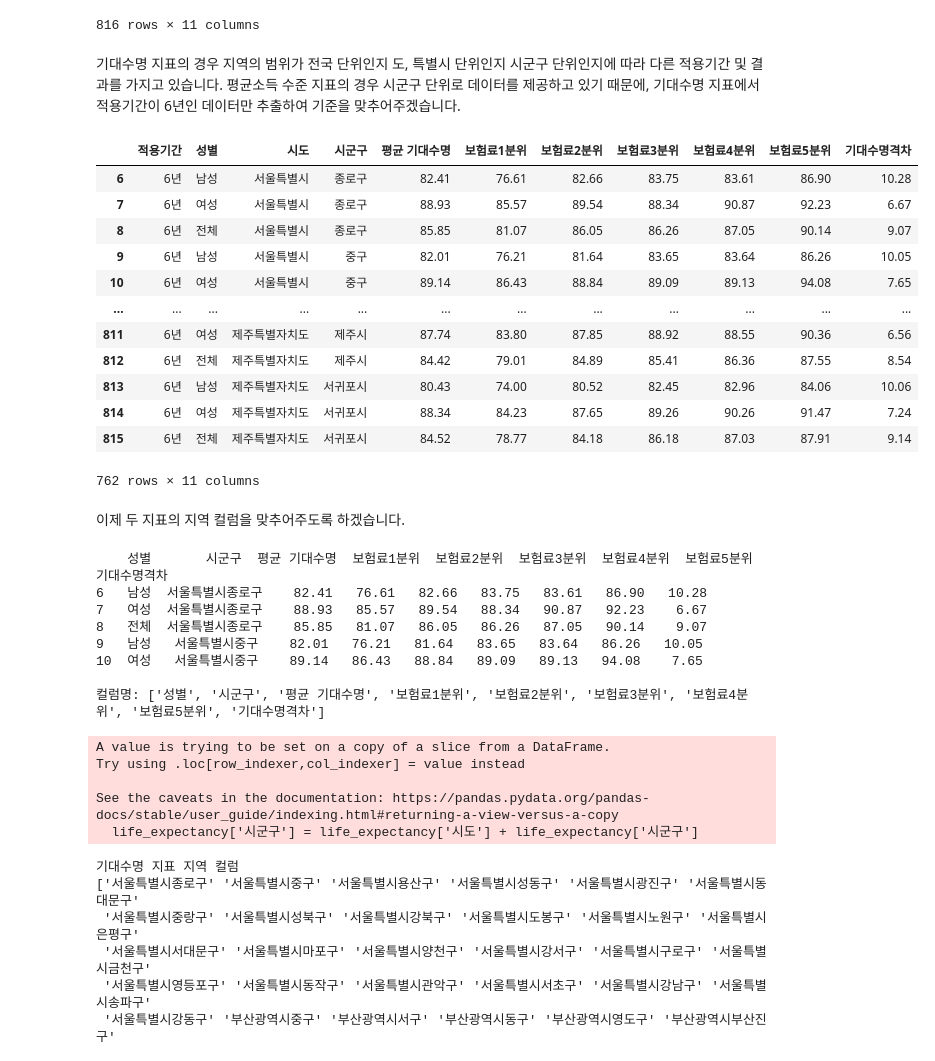
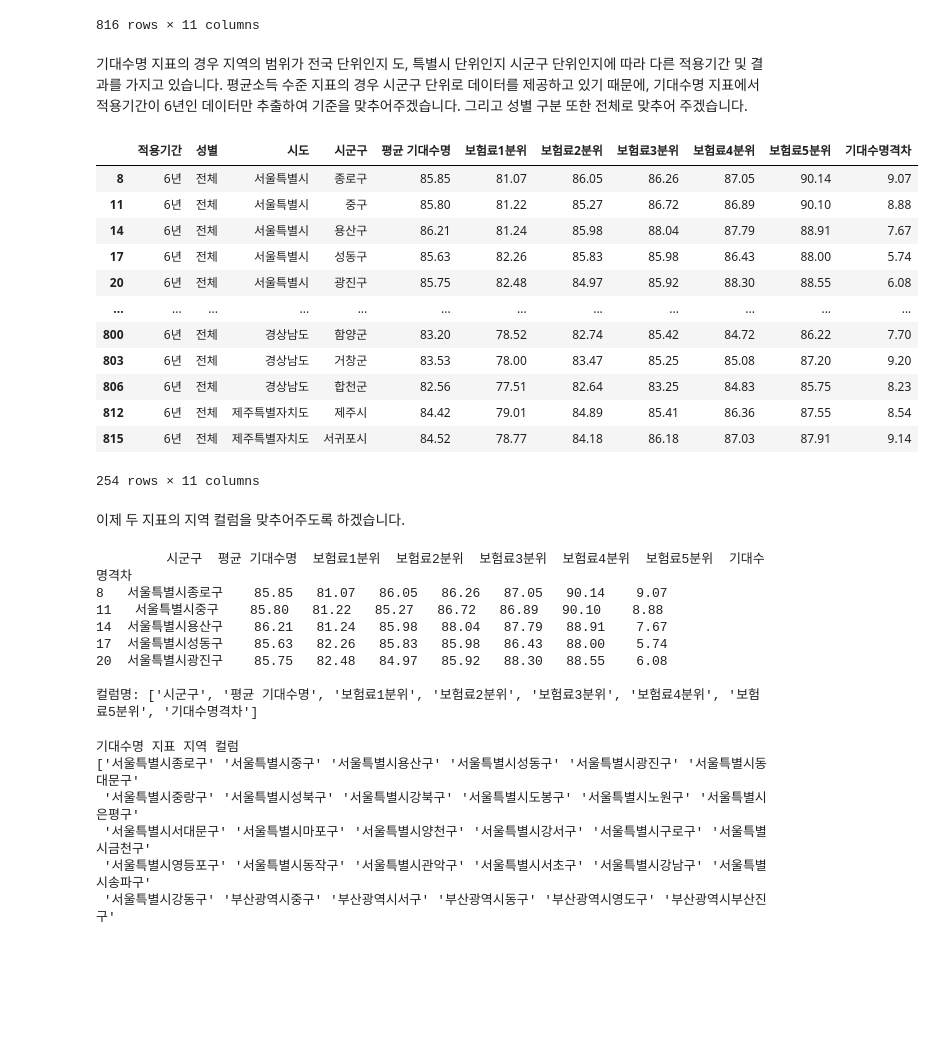
Before and after one commit to SID12g/life-expectancy-by-income, a Jupyter notebook: main.ipynb, the cells around one changed output. Cells and saved outputs as stored; diff of their text form; code cells hidden in the pictures; blank space fills up the shorter version.

```diff
--- a/main.ipynb
+++ b/main.ipynb
@@ -143,47 +139,43 @@ life_expectancy
 | 815 | 6년 | 전체 | 제주특별자치도 | 서귀포시 | 84.52 | 78.77 | 84.18 | 86.18 | 87.03 | 87.91 | 9.14 |
 816 rows × 11 columns
 # %% [markdown]
-기대수명 지표의 경우 지역의 범위가 전국 단위인지 도, 특별시 단위인지 시군구 단위인지에 따라 다른 적용기간 및 결과를 가지고 있습니다. 평균소득 수준 지표의 경우 시군구 단위로 데이터를 제공하고 있기 때문에, 기대수명 지표에서 적용기간이 6년인 데이터만 추출하여 기준을 맞추어주겠습니다.
+기대수명 지표의 경우 지역의 범위가 전국 단위인지 도, 특별시 단위인지 시군구 단위인지에 따라 다른 적용기간 및 결과를 가지고 있습니다. 평균소득 수준 지표의 경우 시군구 단위로 데이터를 제공하고 있기 때문에, 기대수명 지표에서 적용기간이 6년인 데이터만 추출하여 기준을 맞추어주겠습니다. 그리고 성별 구분 또한 전체로 맞추어 주겠습니다.
 # %%
 life_expectancy = life_expectancy[life_expectancy['적용기간'] == '6년']
+life_expectancy = life_expectancy[life_expectancy['성별'] == '전체']
 life_expectancy
 # %% [output]
 |  | 적용기간 | 성별 | 시도 | 시군구 | 평균 기대수명 | 보험료1분위 | 보험료2분위 | 보험료3분위 | 보험료4분위 | 보험료5분위 | 기대수명격차 |
-| 6 | 6년 | 남성 | 서울특별시 | 종로구 | 82.41 | 76.61 | 82.66 | 83.75 | 83.61 | 86.90 | 10.28 |
-| 7 | 6년 | 여성 | 서울특별시 | 종로구 | 88.93 | 85.57 | 89.54 | 88.34 | 90.87 | 92.23 | 6.67 |
 | 8 | 6년 | 전체 | 서울특별시 | 종로구 | 85.85 | 81.07 | 86.05 | 86.26 | 87.05 | 90.14 | 9.07 |
-| 9 | 6년 | 남성 | 서울특별시 | 중구 | 82.01 | 76.21 | 81.64 | 83.65 | 83.64 | 86.26 | 10.05 |
-| 10 | 6년 | 여성 | 서울특별시 | 중구 | 89.14 | 86.43 | 88.84 | 89.09 | 89.13 | 94.08 | 7.65 |
+| 11 | 6년 | 전체 | 서울특별시 | 중구 | 85.80 | 81.22 | 85.27 | 86.72 | 86.89 | 90.10 | 8.88 |
+| 14 | 6년 | 전체 | 서울특별시 | 용산구 | 86.21 | 81.24 | 85.98 | 88.04 | 87.79 | 88.91 | 7.67 |
+| 17 | 6년 | 전체 | 서울특별시 | 성동구 | 85.63 | 82.26 | 85.83 | 85.98 | 86.43 | 88.00 | 5.74 |
+| 20 | 6년 | 전체 | 서울특별시 | 광진구 | 85.75 | 82.48 | 84.97 | 85.92 | 88.30 | 88.55 | 6.08 |
 | ... | ... | ... | ... | ... | ... | ... | ... | ... | ... | ... | ... |
-| 811 | 6년 | 여성 | 제주특별자치도 | 제주시 | 87.74 | 83.80 | 87.85 | 88.92 | 88.55 | 90.36 | 6.56 |
+| 800 | 6년 | 전체 | 경상남도 | 함양군 | 83.20 | 78.52 | 82.74 | 85.42 | 84.72 | 86.22 | 7.70 |
+| 803 | 6년 | 전체 | 경상남도 | 거창군 | 83.53 | 78.00 | 83.47 | 85.25 | 85.08 | 87.20 | 9.20 |
+| 806 | 6년 | 전체 | 경상남도 | 합천군 | 82.56 | 77.51 | 82.64 | 83.25 | 84.83 | 85.75 | 8.23 |
 | 812 | 6년 | 전체 | 제주특별자치도 | 제주시 | 84.42 | 79.01 | 84.89 | 85.41 | 86.36 | 87.55 | 8.54 |
-| 813 | 6년 | 남성 | 제주특별자치도 | 서귀포시 | 80.43 | 74.00 | 80.52 | 82.45 | 82.96 | 84.06 | 10.06 |
-| 814 | 6년 | 여성 | 제주특별자치도 | 서귀포시 | 88.34 | 84.23 | 87.65 | 89.26 | 90.26 | 91.47 | 7.24 |
 | 815 | 6년 | 전체 | 제주특별자치도 | 서귀포시 | 84.52 | 78.77 | 84.18 | 86.18 | 87.03 | 87.91 | 9.14 |
-762 rows × 11 columns
+254 rows × 11 columns
 # %% [markdown]
 이제 두 지표의 지역 컬럼을 맞추어주도록 하겠습니다.
 # %%
 life_expectancy['시군구'] = life_expectancy['시도'] + life_expectancy['시군구']
 
-life_expectancy = life_expectancy.drop('시도', axis=1).drop('적용기간', axis=1)
+life_expectancy = life_expectancy.drop('시도', axis=1).drop('적용기간', axis=1).drop('성별', axis=1)
 
 print(life_expectancy.head())
 print(f"\n컬럼명: {list(life_expectancy.columns)}")
 # %% [output]
-    성별       시군구  평균 기대수명  보험료1분위  보험료2분위  보험료3분위  보험료4분위  보험료5분위  기대수명격차
-6   남성  서울특별시종로구    82.41   76.61   82.66   83.75   83.61   86.90   10.28
-7   여성  서울특별시종로구    88.93   85.57   89.54   88.34   90.87   92.23    6.67
-8   전체  서울특별시종로구    85.85   81.07   86.05   86.26   87.05   90.14    9.07
-9   남성   서울특별시중구    82.01   76.21   81.64   83.65   83.64   86.26   10.05
-10  여성   서울특별시중구    89.14   86.43   88.84   89.09   89.13   94.08    7.65
+         시군구  평균 기대수명  보험료1분위  보험료2분위  보험료3분위  보험료4분위  보험료5분위  기대수명격차
+8   서울특별시종로구    85.85   81.07   86.05   86.26   87.05   90.14    9.07
+11   서울특별시중구    85.80   81.22   85.27   86.72   86.89   90.10    8.88
+14  서울특별시용산구    86.21   81.24   85.98   88.04   87.79   88.91    7.67
+17  서울특별시성동구    85.63   82.26   85.83   85.98   86.43   88.00    5.74
+20  서울특별시광진구    85.75   82.48   84.97   85.92   88.30   88.55    6.08
 
-컬럼명: ['성별', '시군구', '평균 기대수명', '보험료1분위', '보험료2분위', '보험료3분위', '보험료4분위', '보험료5분위', '기대수명격차']
+컬럼명: ['시군구', '평균 기대수명', '보험료1분위', '보험료2분위', '보험료3분위', '보험료4분위', '보험료5분위', '기대수명격차']
-A value is trying to be set on a copy of a slice from a DataFrame.
-Try using .loc[row_indexer,col_indexer] = value instead
-
-See the caveats in the documentation: https://pandas.pydata.org/pandas-docs/stable/user_guide/indexing.html#returning-a-view-versus-a-copy
-  life_expectancy['시군구'] = life_expectancy['시도'] + life_expectancy['시군구']
 # %%
 print("기대수명 지표 지역 컬럼")
 print(life_expectancy['시군구'].unique())
```
Also changed, not shown: parts of 13 cells of this notebook.
